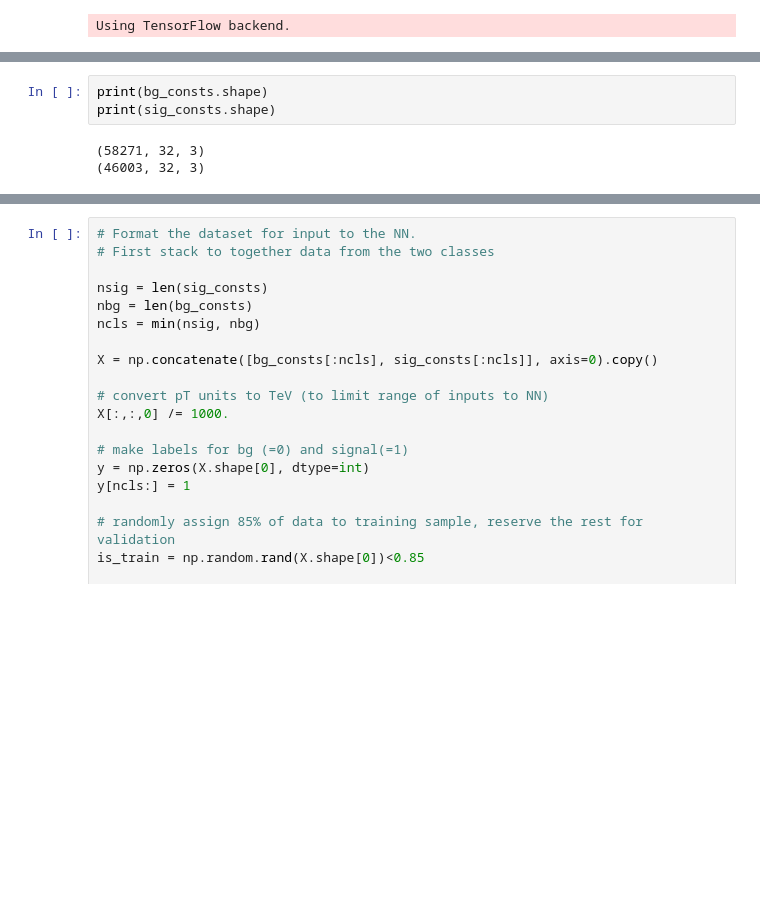
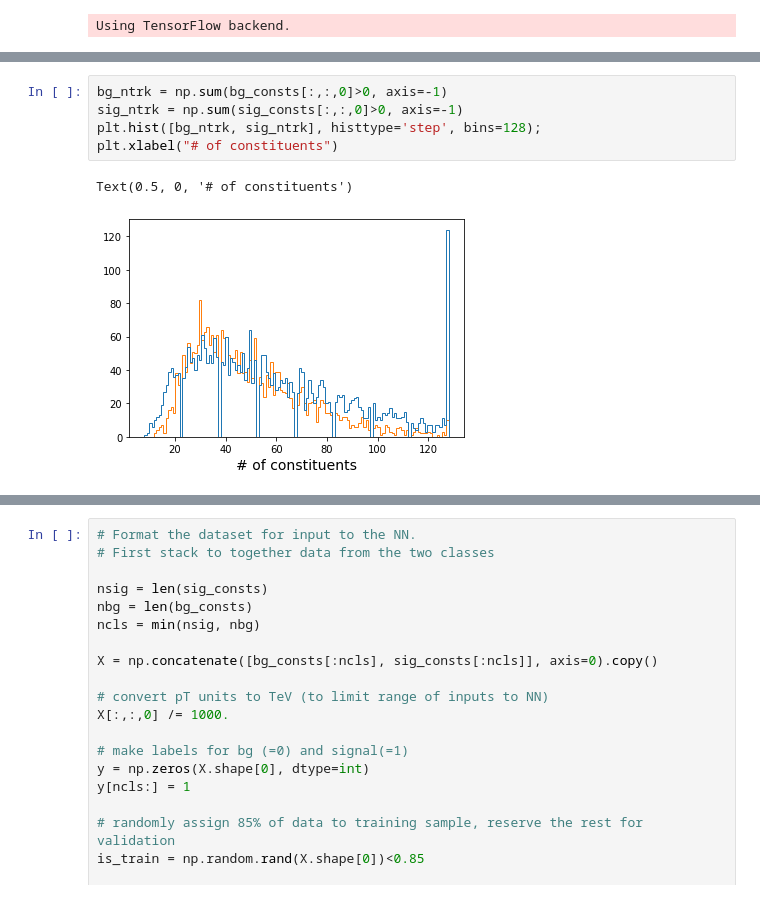
Before and after one commit to cshimmin/jet-adv, a Jupyter notebook: lhco_adversary.ipynb, the cells around one changed output, grey strips where cells are left out. Cells and saved outputs as stored; diff of their text form; blank space fills up the shorter version.

```diff
--- a/lhco_adversary.ipynb
+++ b/lhco_adversary.ipynb
@@ -115,9 +50,11 @@ sig_jets, sig_consts = cluster_jets(sig, ntrk=ntrk, pt_min=pt_min)
-# %%
-print(bg_consts.shape)
-print(sig_consts.shape)
-# %% [output]
-(58271, 32, 3)
-(46003, 32, 3)
+# %%
+bg_ntrk = np.sum(bg_consts[:,:,0]>0, axis=-1)
+sig_ntrk = np.sum(sig_consts[:,:,0]>0, axis=-1)
+plt.hist([bg_ntrk, sig_ntrk], histtype='step', bins=128);
+plt.xlabel("# of constituents")
+# %% [output]
+Text(0.5, 0, '# of constituents')
+[figure, added]
 # %%
 plt.hist([bg_jets[:,0], sig_jets[:,0]], histtype='step', bins=40, label=['bg','sig'])
 plt.yscale('log')
```
Also changed, not shown: parts of 27 cells of this notebook, 1 other file.
